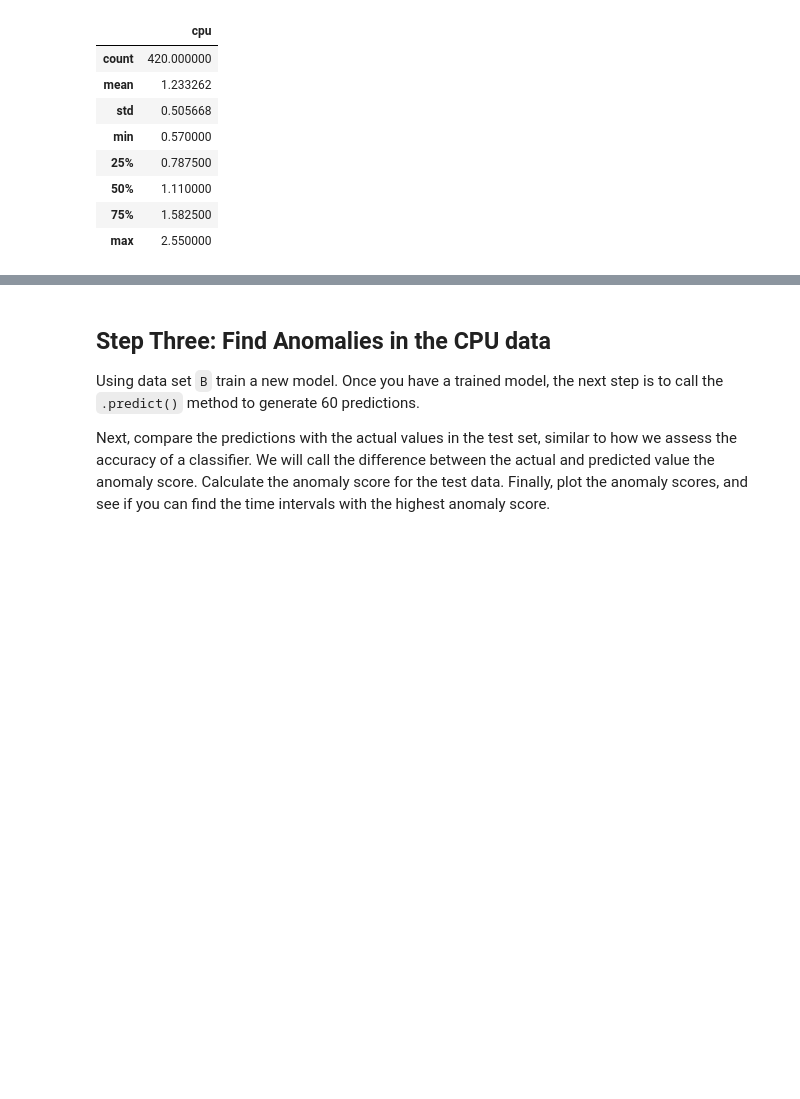
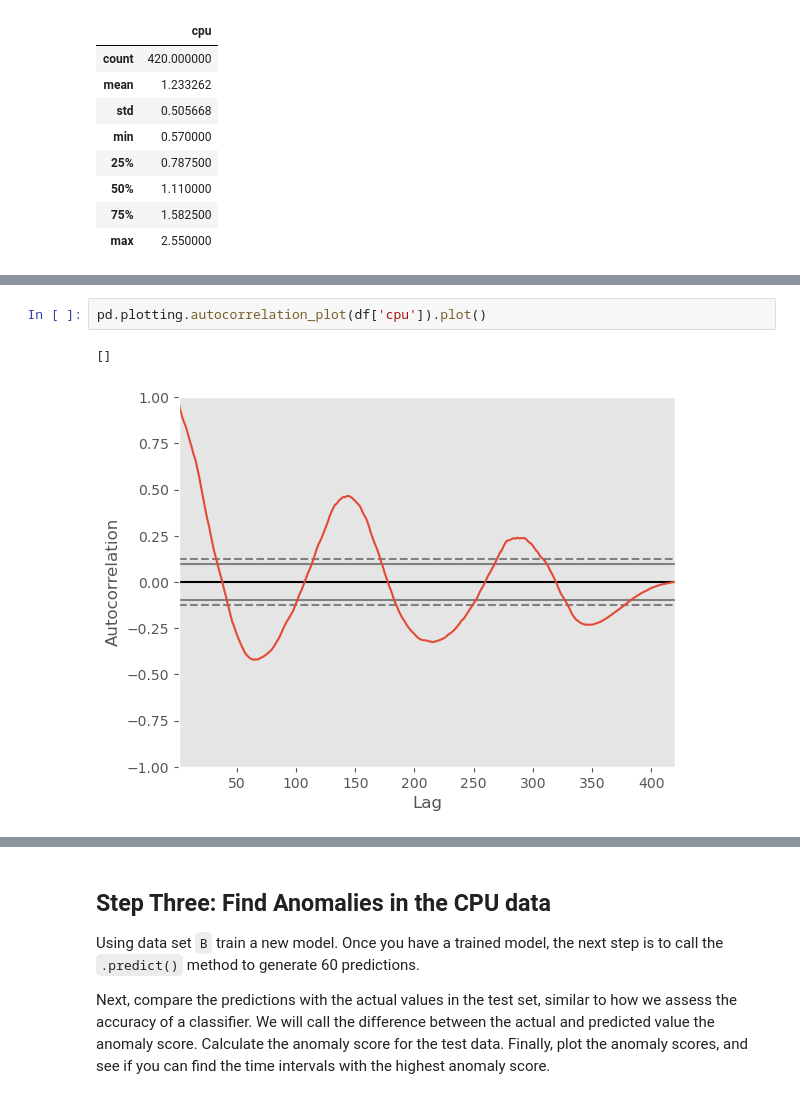
Before and after one commit to gtkcyber/crtc_network_analytics, a Jupyter notebook: answers/Worksheet 2-Anomaly Detection - Answers.ipynb, the cells around one changed output, grey strips where cells are left out. Saved outputs shown, nothing was run; the diff lists cells and outputs as text; blank space fills up the shorter version.

```diff
--- a/answers/Worksheet 2-Anomaly Detection - Answers.ipynb
+++ b/answers/Worksheet 2-Anomaly Detection - Answers.ipynb
@@ -75,0 +168,5 @@ df['cpu'].plot(figsize=(10,8))
+# %%
+pd.plotting.autocorrelation_plot(df['cpu']).plot()
+# %% [output]
+[]
+[figure, added]
```
Also changed, not shown: parts of 37 cells of this notebook, 2 other files.
